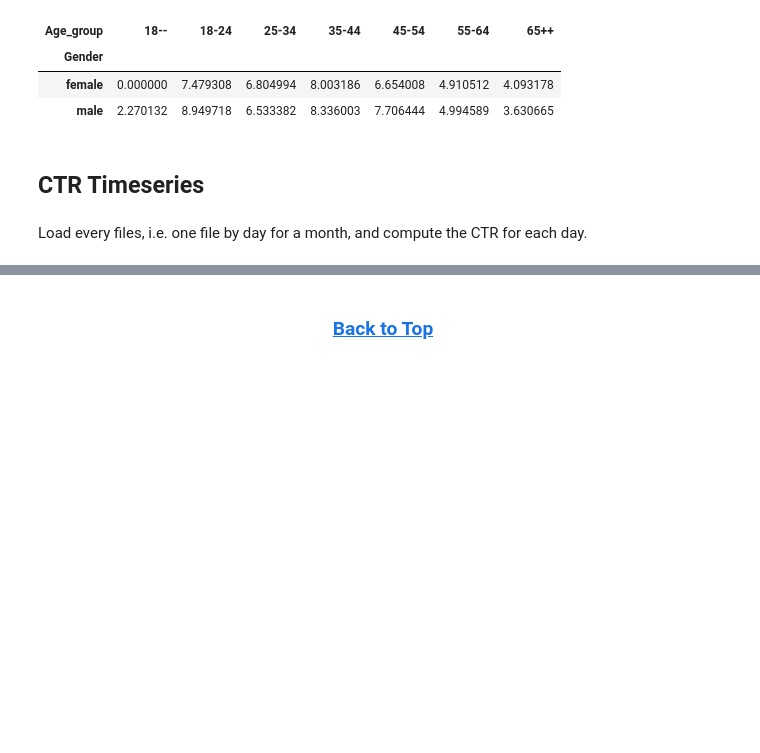
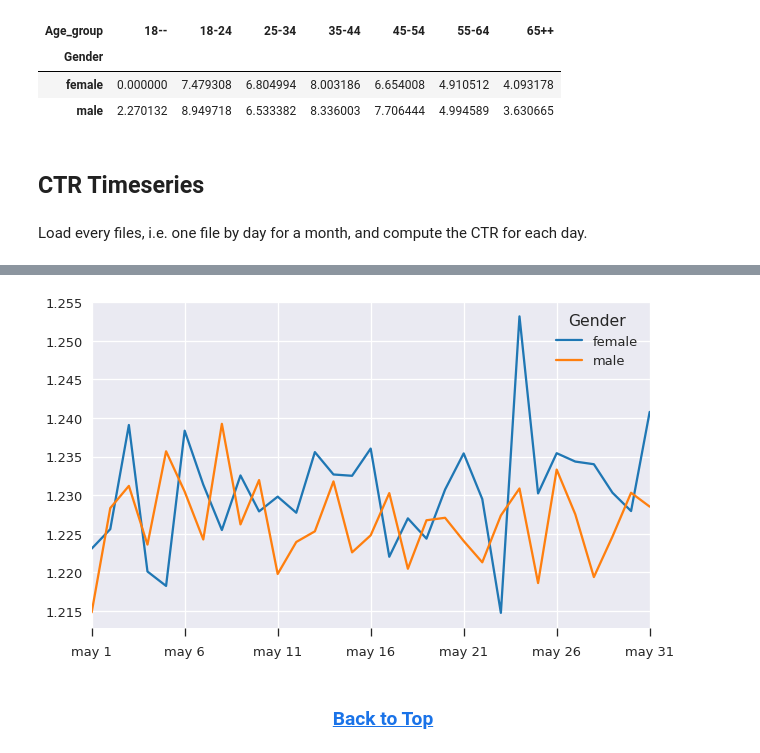
Before and after one commit to garaud/doing_pydata_science, a Jupyter notebook: chapter-02-eda.ipynb, the cells around one changed output, grey strips where cells are left out. Cells and saved outputs as stored; diff of their text form; code cells hidden in the pictures; blank space fills up the shorter version.

```diff
--- a/chapter-02-eda.ipynb
+++ b/chapter-02-eda.ipynb
@@ -451,2 +455,8 @@ ctr_gender_by_date(result).plot()
+# %%
+with sns.axes_style("darkgrid", {'xtick.major.size': 8.0}):
+    fig, ax = plt.subplots(figsize=(10,6))
+    ctr_gender_by_date(result).plot(ax=ax)
+# %% [output]
+[figure, added]
 # %% [markdown]
 <h3 style="text-align: center;"><a href="#Doing-Data-Science:-chapter-2---EDA">Back to Top</a></h3>
```
Also changed, not shown: parts of 21 cells of this notebook.
